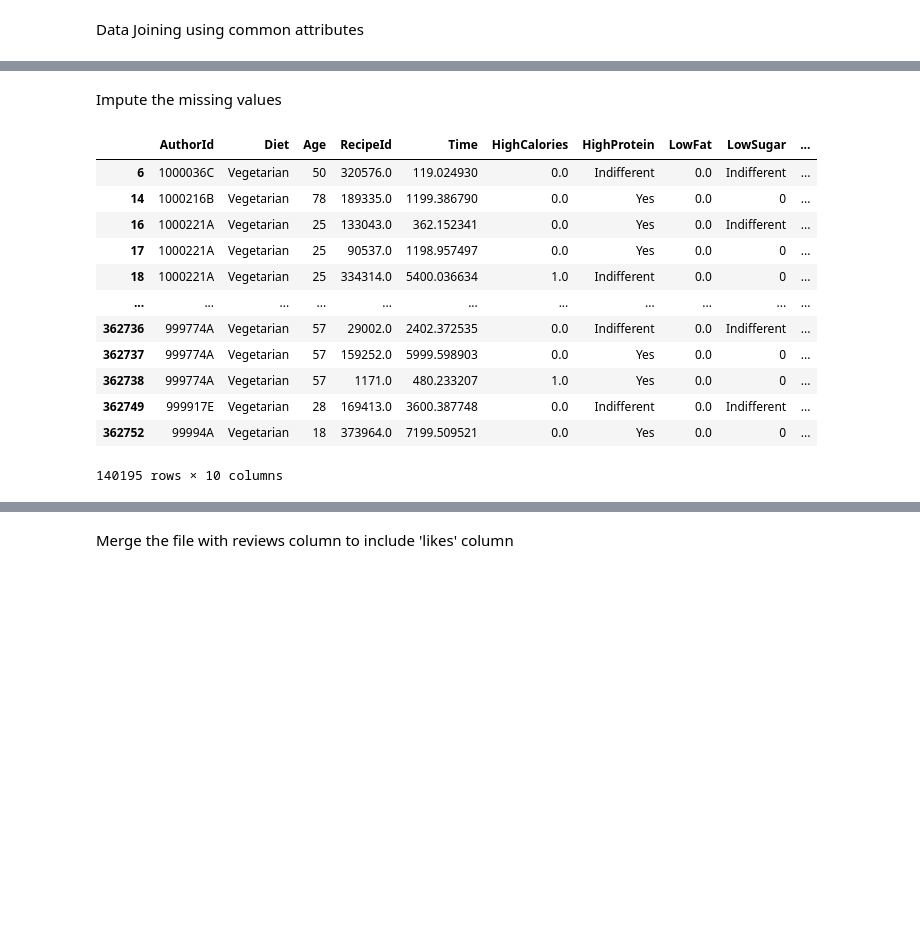
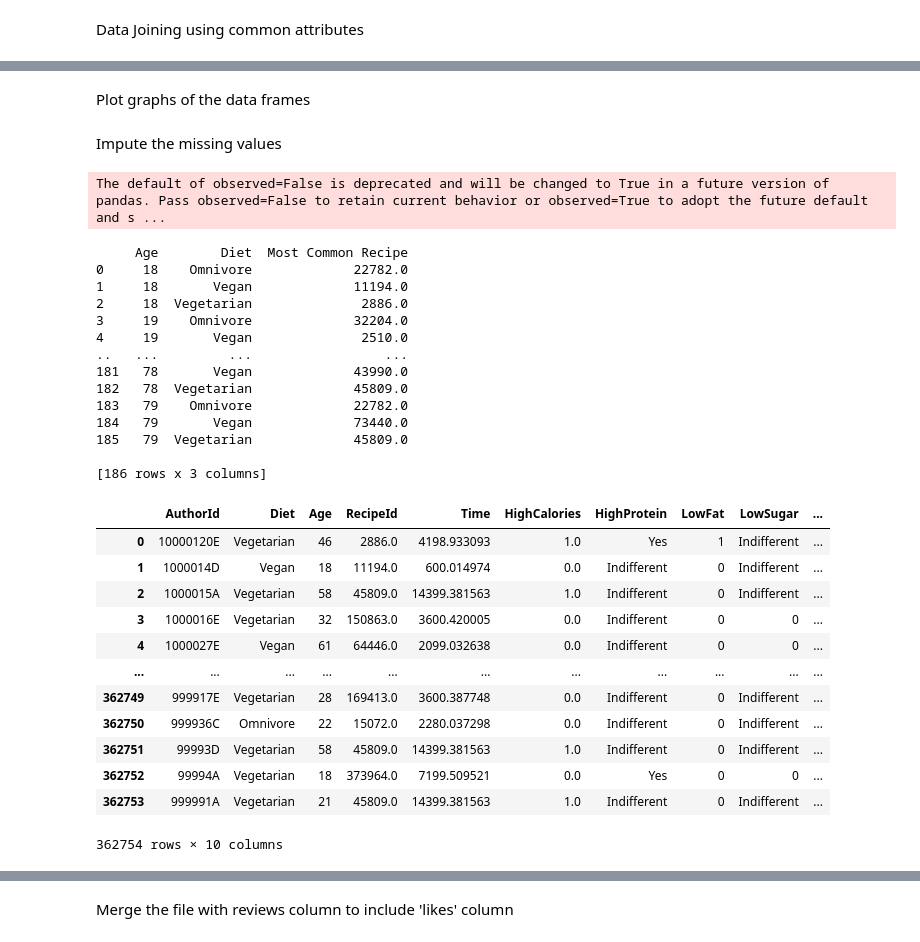
Before and after one commit to tusharkh12/AnalyticsCup, a Jupyter notebook: skilledShark_Submission.ipynb, the cells around one changed output, grey strips where cells are left out. Saved outputs shown, nothing was run; the diff lists cells and outputs as text; code cells hidden in the pictures; blank space fills up the shorter version.

```diff
--- a/skilledShark_Submission.ipynb
+++ b/skilledShark_Submission.ipynb
@@ -56,22 +75,51 @@ memory usage: 20.4+ MB
+# %% [markdown]
+Plot graphs of the data frames
 # %%
 merged_diet_requests.to_csv('merged_diet_requests.csv')
 # %% [markdown]
 Impute the missing values
 # %%
+# 1 value missing in diet column. Filled with most occuring value.
 merged_diet_requests['Diet'] = merged_diet_requests['Diet'].fillna('Vegetarian')
-merged_diet_requests_cleaned = merged_diet_requests.dropna(subset=['RecipeId'])
-merged_diet_requests_cleaned
-# %% [output]
-|  | AuthorId | Diet | Age | RecipeId | Time | HighCalories | HighProtein | LowFat | LowSugar | ... |
-| 6 | 1000036C | Vegetarian | 50 | 320576.0 | 119.024930 | 0.0 | Indifferent | 0.0 | Indifferent | ... |
-| 14 | 1000216B | Vegetarian | 78 | 189335.0 | 1199.386790 | 0.0 | Yes | 0.0 | 0 | ... |
-| 16 | 1000221A | Vegetarian | 25 | 133043.0 | 362.152341 | 0.0 | Yes | 0.0 | Indifferent | ... |
-| 17 | 1000221A | Vegetarian | 25 | 90537.0 | 1198.957497 | 0.0 | Yes | 0.0 | 0 | ... |
-| 18 | 1000221A | Vegetarian | 25 | 334314.0 | 5400.036634 | 1.0 | Indifferent | 0.0 | 0 | ... |
-| ... | ... | ... | ... | ... | ... | ... | ... | ... | ... | ... |
-| 362736 | 999774A | Vegetarian | 57 | 29002.0 | 2402.372535 | 0.0 | Indifferent | 0.0 | Indifferent | ... |
-| 362737 | 999774A | Vegetarian | 57 | 159252.0 | 5999.598903 | 0.0 | Yes | 0.0 | 0 | ... |
-| 362738 | 999774A | Vegetarian | 57 | 1171.0 | 480.233207 | 1.0 | Yes | 0.0 | 0 | ... |
-| 362749 | 999917E | Vegetarian | 28 | 169413.0 | 3600.387748 | 0.0 | Indifferent | 0.0 | Indifferent | ... |
-| 362752 | 99994A | Vegetarian | 18 | 373964.0 | 7199.509521 | 0.0 | Yes | 0.0 | 0 | ... |
-140195 rows × 10 columns
+# %%
+#impute the values for all dietary preferences for all ages with the most frequent RecipeId for that age in that category
+helper_df = merged_diet_requests.groupby(['Age', 'Diet'])['RecipeId'].agg(lambda x: x.mode()[0]).reset_index()
+helper_df.columns = ['Age', 'Diet', 'Most Common Recipe']
+print(helper_df)
+def impute_recipe(row):
+    if pd.isnull(row['RecipeId']):
+        return helper_df[(helper_df['Age'] == row['Age']) & (helper_df['Diet'] == row['Diet'])]['Most Common Recipe'].values[0]
+    else:
+        return row['RecipeId']
+
+merged_diet_requests['RecipeId'] = merged_diet_requests.apply(impute_recipe, axis=1)
+merged_diet_requests
+# %% [output]
+The default of observed=False is deprecated and will be changed to True in a future version of pandas. Pass observed=False to retain current behavior or observed=True to adopt the future default and s ...
+     Age        Diet  Most Common Recipe
+0     18    Omnivore             22782.0
+1     18       Vegan             11194.0
+2     18  Vegetarian              2886.0
+3     19    Omnivore             32204.0
+4     19       Vegan              2510.0
+..   ...         ...                 ...
+181   78       Vegan             43990.0
+182   78  Vegetarian             45809.0
+183   79    Omnivore             22782.0
+184   79       Vegan             73440.0
+185   79  Vegetarian             45809.0
+
+[186 rows x 3 columns]
+|  | AuthorId | Diet | Age | RecipeId | Time | HighCalories | HighProtein | LowFat | LowSugar | ... |
+| 0 | 10000120E | Vegetarian | 46 | 2886.0 | 4198.933093 | 1.0 | Yes | 1 | Indifferent | ... |
+| 1 | 1000014D | Vegan | 18 | 11194.0 | 600.014974 | 0.0 | Indifferent | 0 | Indifferent | ... |
+| 2 | 1000015A | Vegetarian | 58 | 45809.0 | 14399.381563 | 1.0 | Indifferent | 0 | Indifferent | ... |
+| 3 | 1000016E | Vegetarian | 32 | 150863.0 | 3600.420005 | 0.0 | Indifferent | 0 | 0 | ... |
+| 4 | 1000027E | Vegan | 61 | 64446.0 | 2099.032638 | 0.0 | Indifferent | 0 | 0 | ... |
+| ... | ... | ... | ... | ... | ... | ... | ... | ... | ... | ... |
+| 362749 | 999917E | Vegetarian | 28 | 169413.0 | 3600.387748 | 0.0 | Indifferent | 0 | Indifferent | ... |
+| 362750 | 999936C | Omnivore | 22 | 15072.0 | 2280.037298 | 0.0 | Indifferent | 0 | Indifferent | ... |
+| 362751 | 99993D | Vegetarian | 58 | 45809.0 | 14399.381563 | 1.0 | Indifferent | 0 | Indifferent | ... |
+| 362752 | 99994A | Vegetarian | 18 | 373964.0 | 7199.509521 | 0.0 | Yes | 0 | 0 | ... |
+| 362753 | 999991A | Vegetarian | 21 | 45809.0 | 14399.381563 | 1.0 | Indifferent | 0 | Indifferent | ... |
+362754 rows × 10 columns
```
Also changed, not shown: parts of 12 cells of this notebook.
